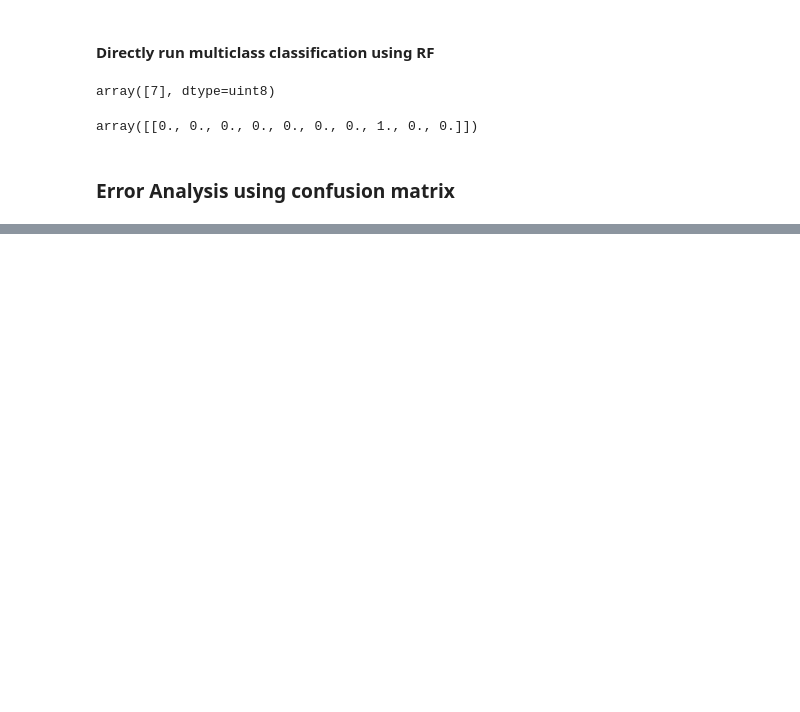
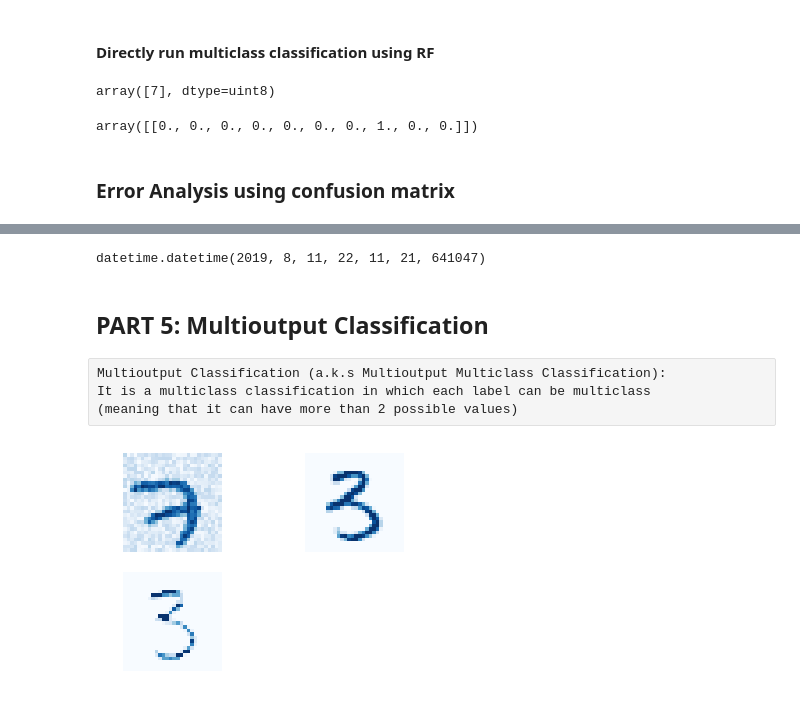
Before and after one commit to tuan-trankcc/classification, a Jupyter notebook: classification.ipynb, the cells around one changed output, grey strips where cells are left out. Saved outputs shown, nothing was run; the diff lists cells and outputs as text; code cells hidden in the pictures; blank space fills up the shorter version.

```diff
--- a/classification.ipynb
+++ b/classification.ipynb
@@ -414,0 +446,7 @@ norm_confusion_mx = confusion_mx/row_sums
+# %%
+from sklearn.neighbors import KNeighborsClassifier
+
+y_train_large = (y_train >=7)  # arrary: True if value>7 else False
+y_train_even = (y_train % 2 == 0)  # array: True if value is even else False
+y_train_multilable = np.c_[y_train_large, y_train_even]
+# https://docs.scipy.org/doc/numpy/reference/generated/numpy.c_.html
@@ -414,0 +463,4 @@ norm_confusion_mx = confusion_mx/row_sums
+# %%
+knn_clf = KNeighborsClassifier()
+knn_clf.fit(X_train,
+            y_train_multilable)
@@ -414,0 +494,33 @@ norm_confusion_mx = confusion_mx/row_sums
+# %%
+start_time
+# %% [output]
+datetime.datetime(2019, 8, 11, 22, 11, 21, 641047)
+# %% [markdown]
+## PART 5: Multioutput Classification
+# %% [raw]
+Multioutput Classification (a.k.s Multioutput Multiclass Classification):
+It is a multiclass classification in which each label can be multiclass
+(meaning that it can have more than 2 possible values)
+# %%
+# For illustration, adding some noise to data
+noise = np.random.randint(0, 100, (len(X_train), 784))
+X_train_modified = X_train + noise
+noise = np.random.randint(0, 100, (len(X_test), 784))
+X_test_modified = X_test + noise
+y_train_modified = X_train
+y_test_modified = X_test
+# %%
+test_at_index = 5000
+knn_clf.fit(X_train_modified,
+            y_train_modified)
+clean_digit = knn_clf.predict([X_test_modified[test_at_index]])
+# %%
+plt.subplot(221);
+plot_a_digit(a_digit_data=X_train_modified[test_at_index])
+plt.subplot(222);
+plot_a_digit(a_digit_data=y_test_modified[test_at_index])
+plt.subplot(223)
+plot_a_digit(a_digit_data=clean_digit)
+plt.show()
+# %% [output]
+[figure, added]
```
Also changed, not shown: parts of 11 cells of this notebook.
